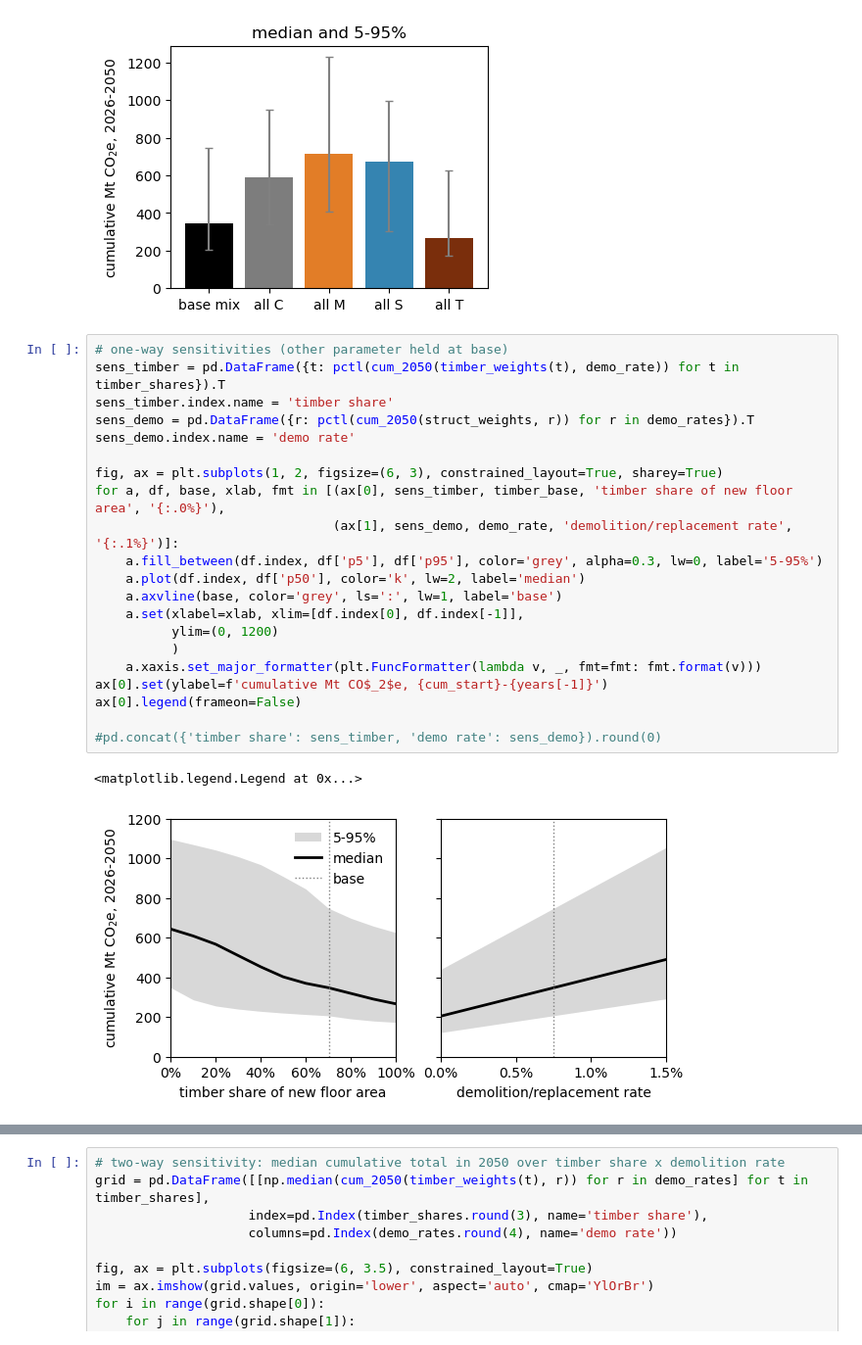
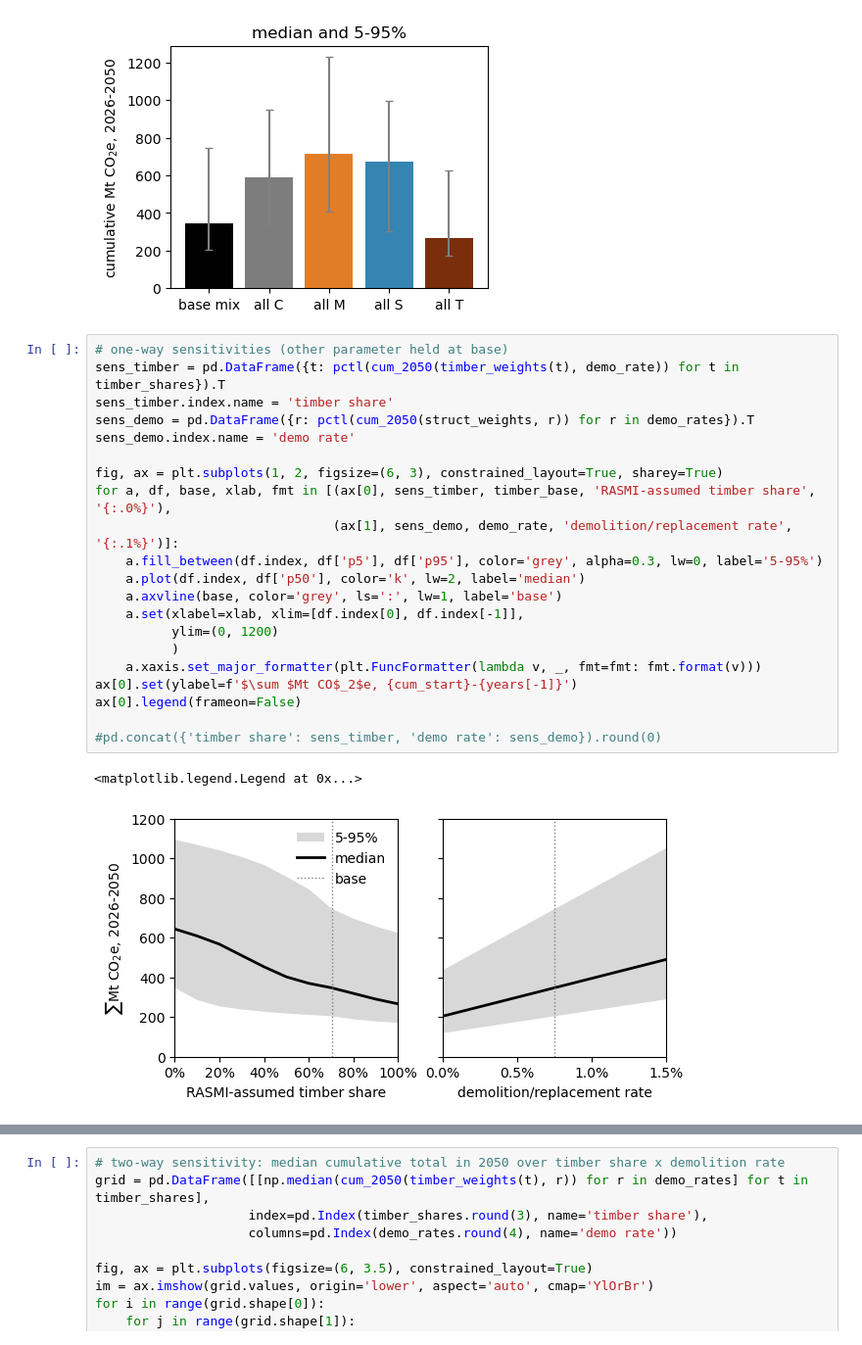
Before and after one commit to KeaganHRankin/rasmi_sampler, a Jupyter notebook: shahid_casestudy.ipynb, the cells around one changed output, grey strips where cells are left out. Shown at 98% size. Saved outputs shown, nothing was run; the diff lists cells and outputs as text.

```diff
--- a/shahid_casestudy.ipynb
+++ b/shahid_casestudy.ipynb
@@ -356,24 +356,24 @@ sens_struct.round(0)
 # %%
 # one-way sensitivities (other parameter held at base)
 sens_timber = pd.DataFrame({t: pctl(cum_2050(timber_weights(t), demo_rate)) for t in timber_shares}).T
 sens_timber.index.name = 'timber share'
 sens_demo = pd.DataFrame({r: pctl(cum_2050(struct_weights, r)) for r in demo_rates}).T
 sens_demo.index.name = 'demo rate'
 
 fig, ax = plt.subplots(1, 2, figsize=(6, 3), constrained_layout=True, sharey=True)
-for a, df, base, xlab, fmt in [(ax[0], sens_timber, timber_base, 'timber share of new floor area', '{:.0%}'),
+for a, df, base, xlab, fmt in [(ax[0], sens_timber, timber_base, 'RASMI-assumed timber share', '{:.0%}'),
                                (ax[1], sens_demo, demo_rate, 'demolition/replacement rate', '{:.1%}')]:
     a.fill_between(df.index, df['p5'], df['p95'], color='grey', alpha=0.3, lw=0, label='5-95%')
     a.plot(df.index, df['p50'], color='k', lw=2, label='median')
     a.axvline(base, color='grey', ls=':', lw=1, label='base')
     a.set(xlabel=xlab, xlim=[df.index[0], df.index[-1]],
           ylim=(0, 1200)
           )
     a.xaxis.set_major_formatter(plt.FuncFormatter(lambda v, _, fmt=fmt: fmt.format(v)))
-ax[0].set(ylabel=f'cumulative Mt CO$_2$e, {cum_start}-{years[-1]}')
+ax[0].set(ylabel=f'$\sum $Mt CO$_2$e, {cum_start}-{years[-1]}')
 ax[0].legend(frameon=False)
 
 #pd.concat({'timber share': sens_timber, 'demo rate': sens_demo}).round(0)
 # %% [output]
 <matplotlib.legend.Legend at 0x...>
-[figure, old version]
+[figure, new version]
```
Also changed, not shown: parts of 1 cell of this notebook.
